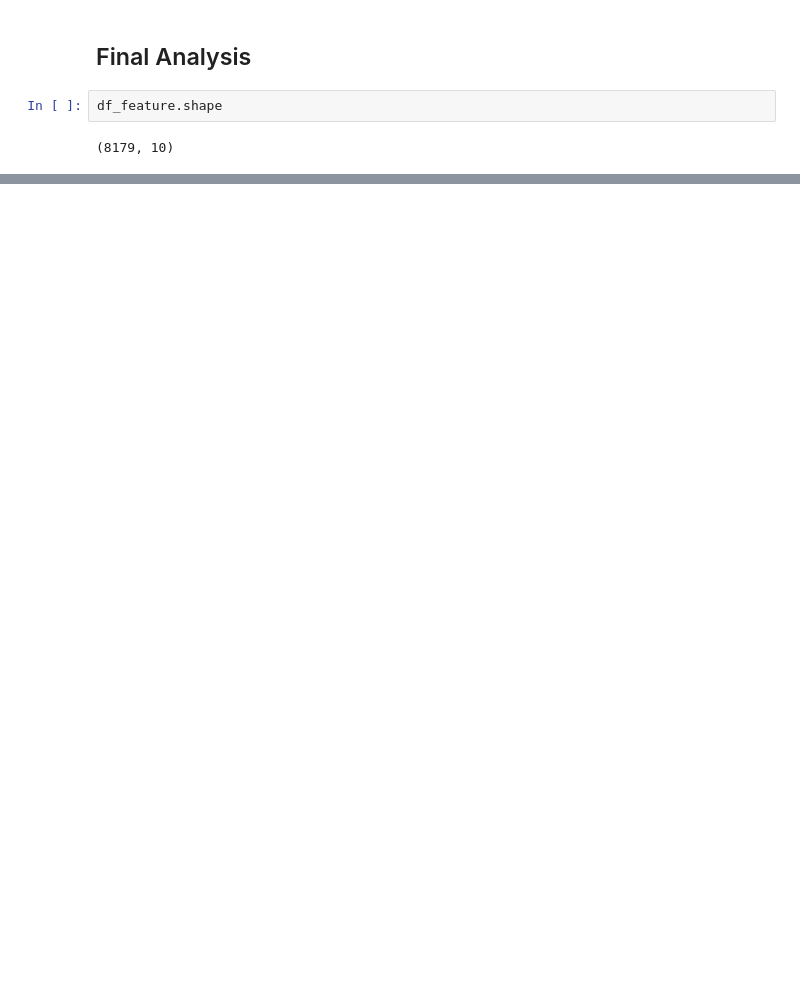
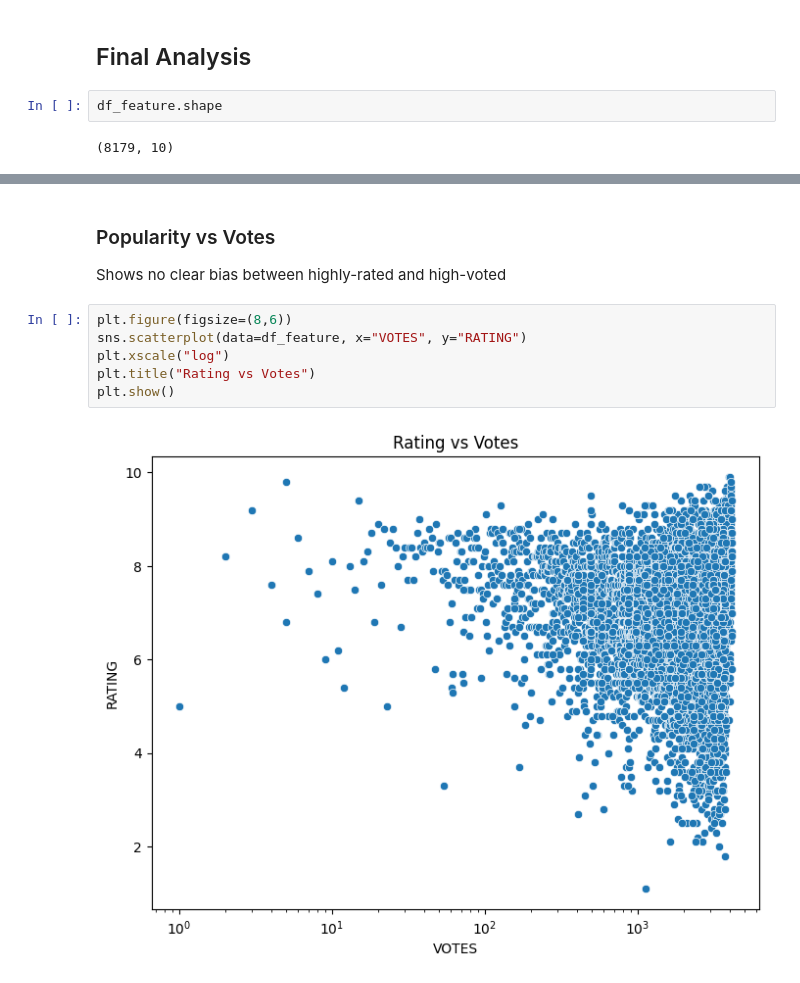
Before and after one commit to mayanksreal/data-preparation, a Jupyter notebook: 07_Cleanup_Exercise.ipynb, the cells around one changed output, grey strips where cells are left out. Cells and saved outputs as stored; diff of their text form; blank space fills up the shorter version.

```diff
--- a/07_Cleanup_Exercise.ipynb
+++ b/07_Cleanup_Exercise.ipynb
@@ -331,0 +443,11 @@ dtype: int64
+# %% [markdown]
+### Popularity vs Votes
+Shows no clear bias between highly-rated and high-voted
+# %%
+plt.figure(figsize=(8,6))
+sns.scatterplot(data=df_feature, x="VOTES", y="RATING")
+plt.xscale("log")
+plt.title("Rating vs Votes")
+plt.show()
+# %% [output]
+[figure, added]
```
Also changed, not shown: parts of 28 cells of this notebook.
